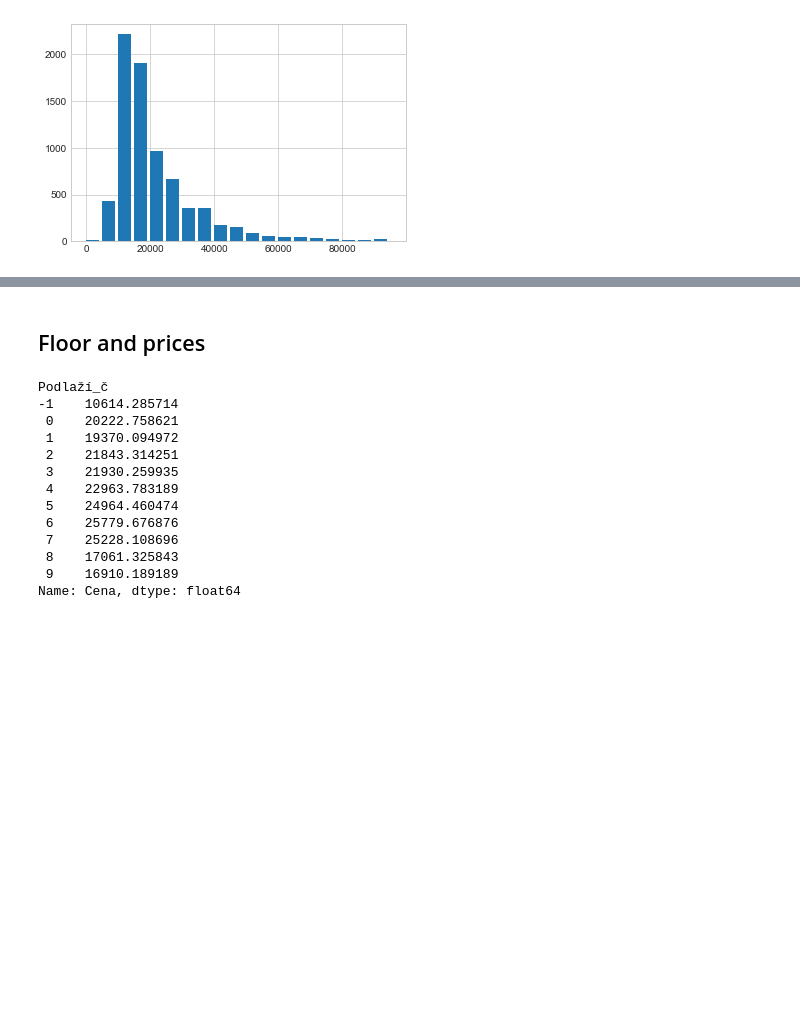
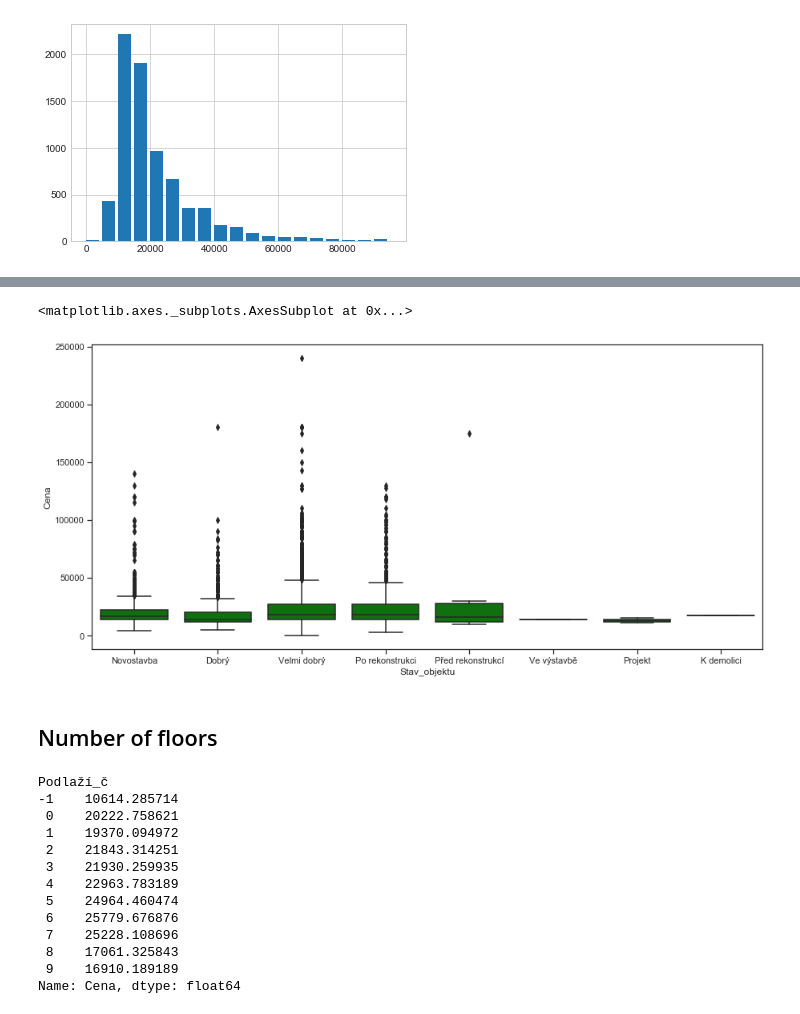
Before and after one commit to PepaSvec/realestate_metro, a Jupyter notebook: Visualisation.ipynb, the cells around one changed output, grey strips where cells are left out. Saved outputs shown, nothing was run; the diff lists cells and outputs as text; code cells hidden in the pictures; blank space fills up the shorter version.

```diff
--- a/Visualisation.ipynb
+++ b/Visualisation.ipynb
@@ -121,5 +126,18 @@ plt.show()
-# %% [markdown]
-## Floor and prices
+# %%
+import seaborn as sns
+sns.set(style="ticks", color_codes=True)
+# %%
+plt.figure(figsize=(15,7))
+sns.boxplot(
+    data=data1,
+    x='Stav_objektu',
+    y='Cena',
+    color='green')
+# %% [output]
+<matplotlib.axes._subplots.AxesSubplot at 0x...>
+[figure, added]
+# %% [markdown]
+## Number of floors
 # %%
 x = np.array(data1.Cena)
 y = np.array(data1.Podlaží_č)
```
Also changed, not shown: parts of 57 cells of this notebook, 2 other files.
